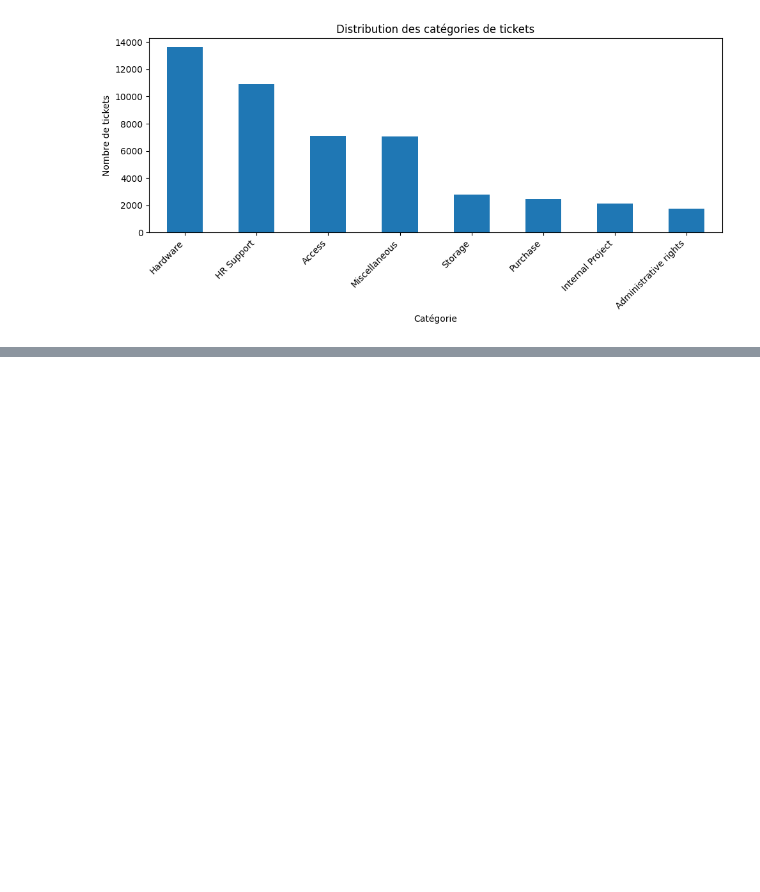
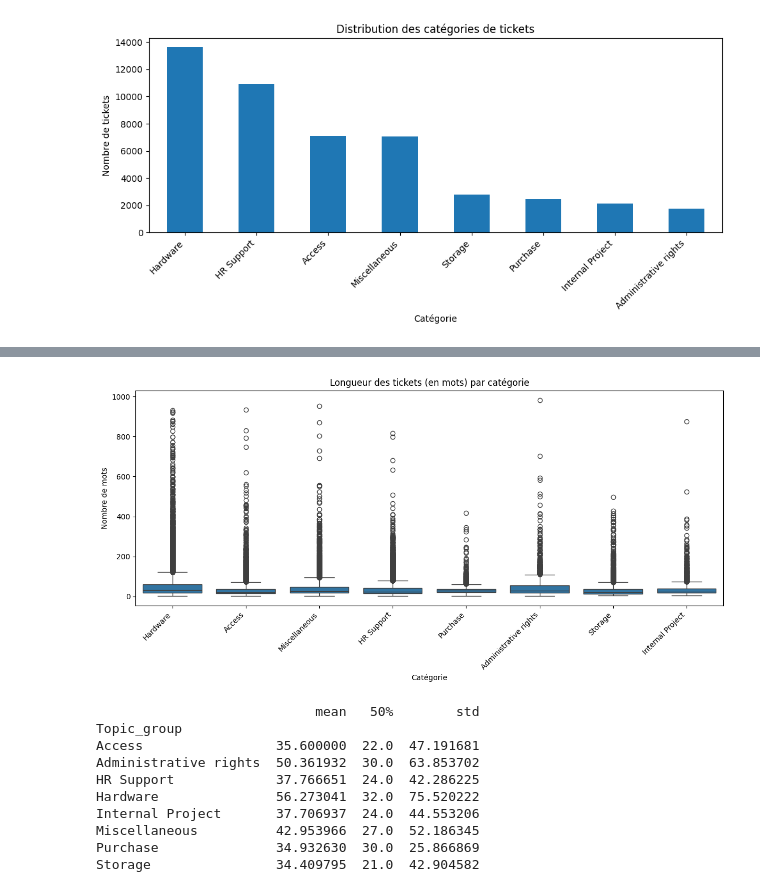
Before and after one commit to julestek/nlp-ticket-classification, a Jupyter notebook: notebooks/01_eda.ipynb, the cells around one changed output, grey strips where cells are left out. Cells and saved outputs as stored; diff of their text form; code cells hidden in the pictures; blank space fills up the shorter version.

```diff
--- a/notebooks/01_eda.ipynb
+++ b/notebooks/01_eda.ipynb
@@ -74,3 +74,13 @@ Internal Project          4.429626
 Administrative rights     3.679160
 Name: proportion, dtype: float64
 [figure]
+# %%
+# On mesure en mots (approximation simple avant la vraie tokenization BERT)
+df['n_words'] = df['Document'].apply(lambda x: len(str(x).split()))
+
+print(df['n_words'].describe())
+print()
+print(f"Médiane: {df['n_words'].median()}")
+print(f"95e percentile: {df['n_words'].quantile(0.95)}")
+print(f"99e percentile: {df['n_words'].quantile(0.99)}")
+print(f"Max: {df['n_words'].max()}")
@@ -76,0 +124,26 @@ Name: proportion, dtype: float64
+# %%
+import seaborn as sns
+
+plt.figure(figsize=(12, 6))
+sns.boxplot(data=df, x='Topic_group', y='n_words')
+plt.xticks(rotation=45, ha='right')
+plt.title("Longueur des tickets (en mots) par catégorie")
+plt.ylabel("Nombre de mots")
+plt.xlabel("Catégorie")
+plt.tight_layout()
+plt.show()
+
+# Version chiffrée, plus facile à lire que le graphique seul
+print(df.groupby('Topic_group')['n_words'].describe()[['mean', '50%', 'std']])
+# %% [output]
+[figure, added]
+                            mean   50%        std
+Topic_group
+Access                 35.600000  22.0  47.191681
+Administrative rights  50.361932  30.0  63.853702
+HR Support             37.766651  24.0  42.286225
+Hardware               56.273041  32.0  75.520222
+Internal Project       37.706937  24.0  44.553206
+Miscellaneous          42.953966  27.0  52.186345
+Purchase               34.932630  30.0  25.866869
+Storage                34.409795  21.0  42.904582
```
Also changed, not shown: parts of 13 cells of this notebook.
